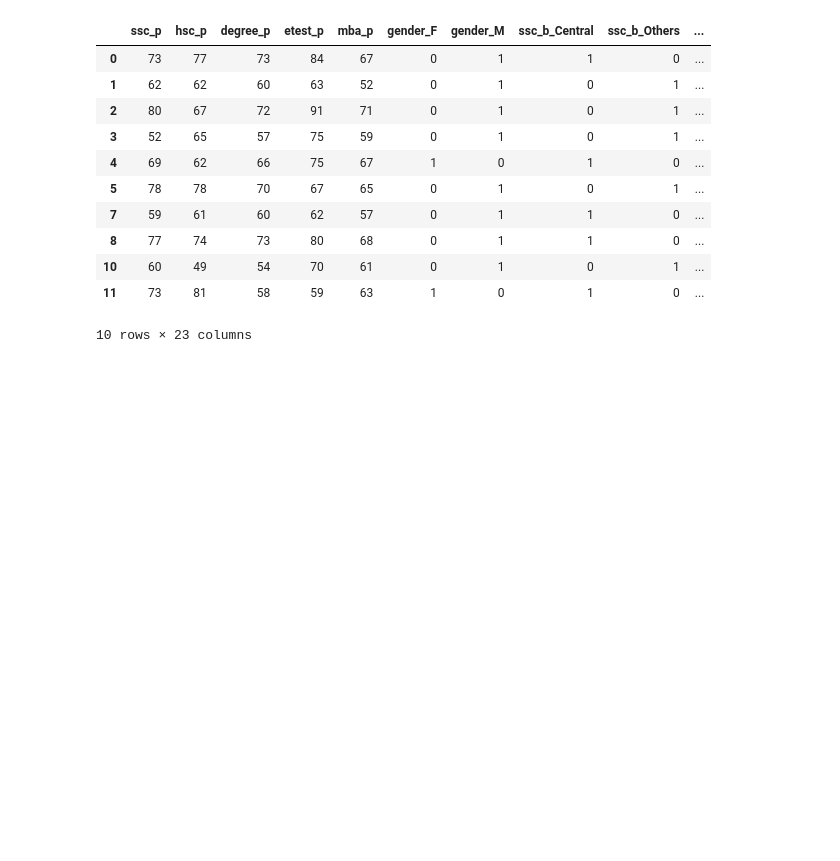
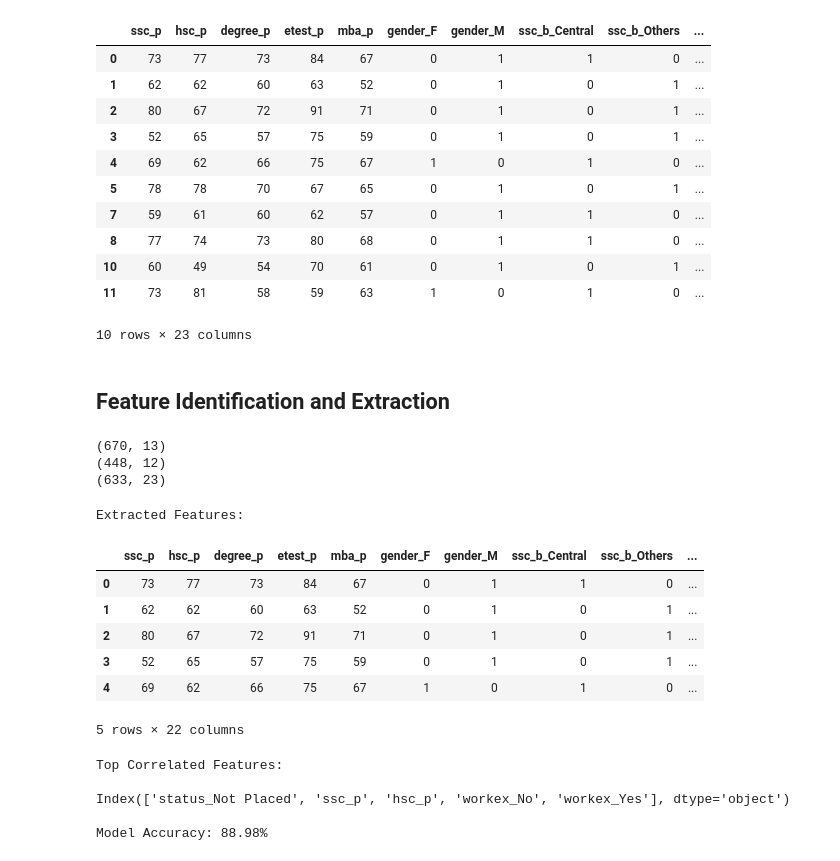
Before and after one commit to Anishx/MLBusinessProjects, a Jupyter notebook: 2/Campus.ipynb, the cells around one changed output. Cells and saved outputs as stored; diff of their text form; code cells hidden in the pictures; blank space fills up the shorter version.

```diff
--- a/2/Campus.ipynb
+++ b/2/Campus.ipynb
@@ -274,3 +273,68 @@ df_encoded.head(10)
 | 10 | 60 | 49 | 54 | 70 | 61 | 0 | 1 | 0 | 1 | ... |
 | 11 | 73 | 81 | 58 | 59 | 63 | 1 | 0 | 1 | 0 | ... |
 10 rows × 23 columns
+# %% [markdown]
+## Feature Identification and Extraction
+# %%
+print(train_data.shape)
+print(test_data.shape)
+print(df_encoded.shape)
+# %% [output]
+(670, 13)
+(448, 12)
+(633, 23)
+# %%
+features = df_encoded.drop(['status_Not Placed'], axis=1)
+
+print("\nExtracted Features:")
+display(features.head())
+# %% [output]
+Extracted Features:
+|  | ssc_p | hsc_p | degree_p | etest_p | mba_p | gender_F | gender_M | ssc_b_Central | ssc_b_Others | ... |
+| 0 | 73 | 77 | 73 | 84 | 67 | 0 | 1 | 1 | 0 | ... |
+| 1 | 62 | 62 | 60 | 63 | 52 | 0 | 1 | 0 | 1 | ... |
+| 2 | 80 | 67 | 72 | 91 | 71 | 0 | 1 | 0 | 1 | ... |
+| 3 | 52 | 65 | 57 | 75 | 59 | 0 | 1 | 0 | 1 | ... |
+| 4 | 69 | 62 | 66 | 75 | 67 | 1 | 0 | 1 | 0 | ... |
+5 rows × 22 columns
+# %%
+target_column = 'status_Not Placed'
+
+# Feature Identification
+correlation_matrix = df_encoded.corr()
+top_correlated_features = correlation_matrix[target_column].abs().sort_values(ascending=False).index[1:6]
+
+# Display top correlated features
+print("Top Correlated Features:\n")
+print(top_correlated_features)
+
+# Feature Extraction
+X = df_encoded[top_correlated_features.drop(target_column)]
+y = df_encoded[target_column]
+
+# Model Building
+X_train, X_test, y_train, y_test = train_test_split(X, y, test_size=0.2, random_state=42)
+
+# Using SelectKBest for feature extraction
+num_features_to_select = min(3, X_train.shape[1])
+feature_selector = SelectKBest(f_classif, k=num_features_to_select)
+
+# Fit and transform on the training data
+X_train_extracted = feature_selector.fit_transform(X_train, y_train)
+
+# Transform the test data using the same feature selector
+X_test_extracted = feature_selector.transform(X_test)
+
+# Build a RandomForestClassifier as an example model
+model = RandomForestClassifier(random_state=42)
+model.fit(X_train_extracted, y_train)
+
+# Evaluate model performance
+accuracy = model.score(X_test_extracted, y_test) * 100
+print("\nModel Accuracy: {:.2f}%".format(accuracy))
+# %% [output]
+Top Correlated Features:
+
+Index(['status_Not Placed', 'ssc_p', 'hsc_p', 'workex_No', 'workex_Yes'], dtype='object')
+
+Model Accuracy: 88.98%
```
Also changed, not shown: parts of 3 cells of this notebook.
